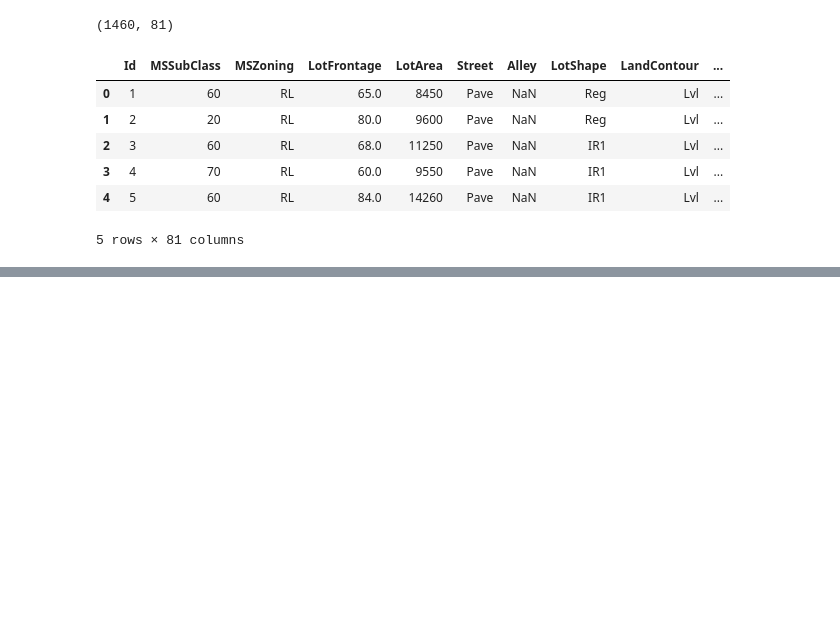
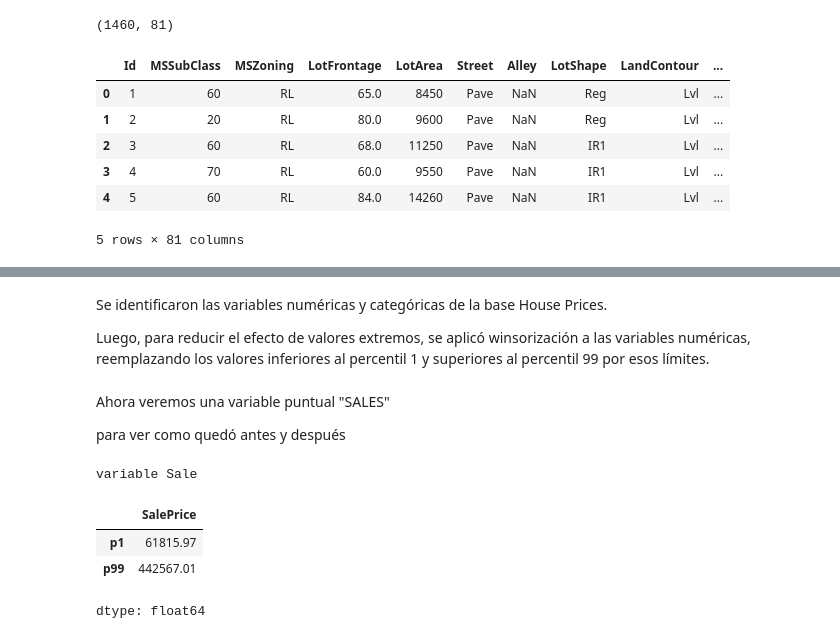
Before and after one commit to jonathanastudillo-lab/Ejercicio, a Jupyter notebook: House_Prices_Advanced_Regression_Techniques.ipynb, the cells around one changed output, grey strips where cells are left out. Cells and saved outputs as stored; diff of their text form; code cells hidden in the pictures; blank space fills up the shorter version.

```diff
--- a/House_Prices_Advanced_Regression_Techniques.ipynb
+++ b/House_Prices_Advanced_Regression_Techniques.ipynb
@@ -21,0 +180,17 @@ df.head()
+# %% [markdown]
+Se identificaron las variables numéricas y categóricas de la base House Prices.
+
+ Luego, para reducir el efecto de valores extremos, se aplicó winsorización a las variables numéricas, reemplazando los valores inferiores al percentil 1 y superiores al percentil 99 por esos límites.
+# %% [markdown]
+Ahora veremos una variable puntual "SALES"
+
+para ver como quedó antes y después
+# %%
+print("variable Sale")
+bounds_df.loc["SalePrice"]
+# %% [output]
+variable Sale
+|  | SalePrice |
+| p1 | 61815.97 |
+| p99 | 442567.01 |
+dtype: float64
```
Also changed, not shown: parts of 15 cells of this notebook.
